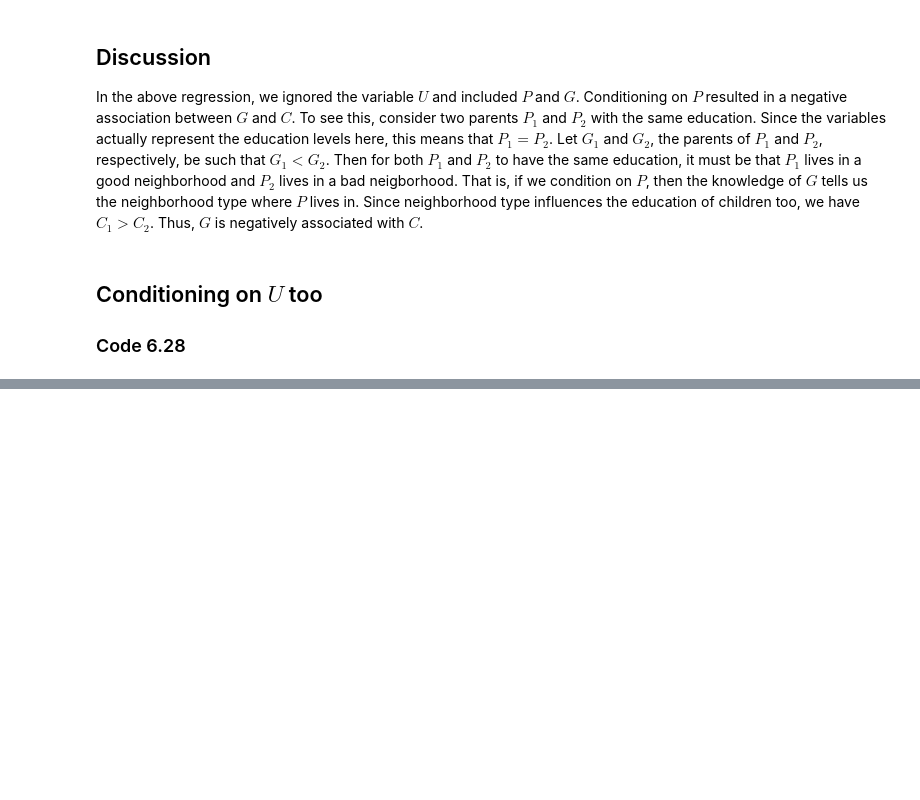
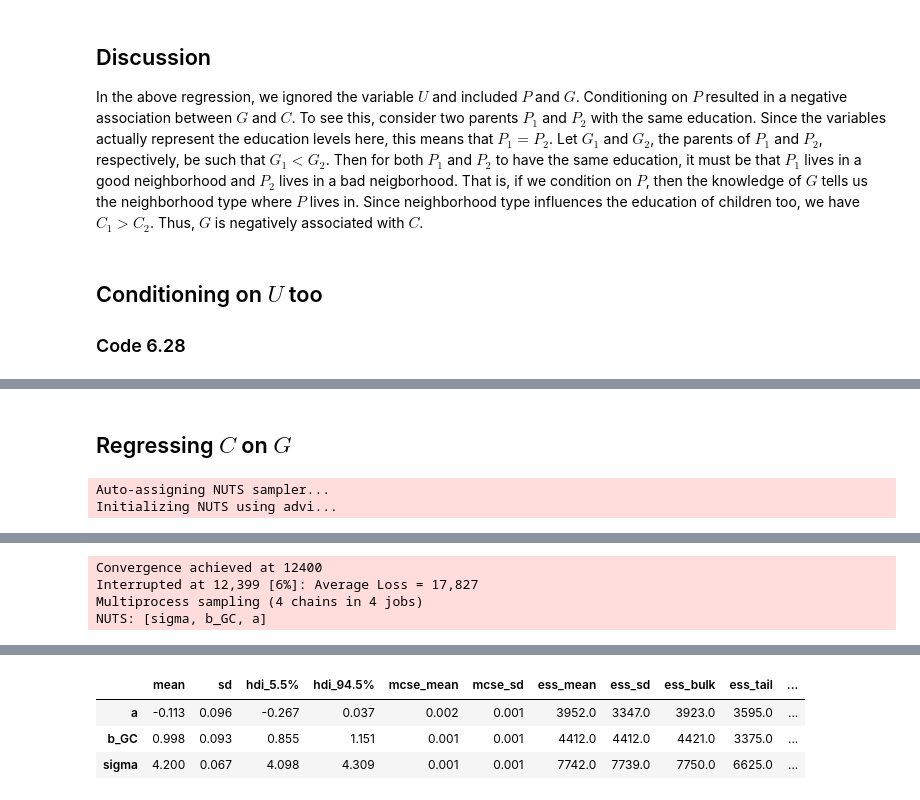
Before and after one commit to somnath1077/statistical_rethinking, a Jupyter notebook: code/ch06/nb03_collider_bias.ipynb, the cells around one changed output, grey strips where cells are left out. Cells and saved outputs as stored; diff of their text form; code cells hidden in the pictures; blank space fills up the shorter version.

```diff
--- a/code/ch06/nb03_collider_bias.ipynb
+++ b/code/ch06/nb03_collider_bias.ipynb
@@ -321,0 +322,17 @@ az.summary(trace_6_12, var_names=['a', 'b_GC', 'b_PC', 'b_U', 'sigma'], hdi_prob
+# %% [markdown]
+## Regressing $C$ on $G$
+# %%
+with pm.Model() as m_6_13:
+    a = pm.Normal('a', mu=0, sigma=1)
+    b_GC = pm.Normal('b_GC', mu=0, sigma=1)
+    sigma = pm.Exponential('sigma', lam=1)
+
+    mu = pm.Deterministic('mu', a + b_GC * df_gp['G'])
+    C = pm.Normal('C', mu=mu, sigma=sigma, observed=df_gp['C'])
+
+    trace_6_13 = pm.sample(2000, init='advi', tune=2000)
+
+az.summary(trace_6_13, var_names=['a', 'b_GC', 'sigma'], hdi_prob=0.89)
+# %% [output]
+Auto-assigning NUTS sampler...
+Initializing NUTS using advi...
@@ -321,0 +340,4 @@ az.summary(trace_6_12, var_names=['a', 'b_GC', 'b_PC', 'b_U', 'sigma'], hdi_prob
+Convergence achieved at 12400
+Interrupted at 12,399 [6%]: Average Loss = 17,827
+Multiprocess sampling (4 chains in 4 jobs)
+NUTS: [sigma, b_GC, a]
@@ -321,0 +346,4 @@ az.summary(trace_6_12, var_names=['a', 'b_GC', 'b_PC', 'b_U', 'sigma'], hdi_prob
+|  | mean | sd | hdi_5.5% | hdi_94.5% | mcse_mean | mcse_sd | ess_mean | ess_sd | ess_bulk | ess_tail | ... |
+| a | -0.113 | 0.096 | -0.267 | 0.037 | 0.002 | 0.001 | 3952.0 | 3347.0 | 3923.0 | 3595.0 | ... |
+| b_GC | 0.998 | 0.093 | 0.855 | 1.151 | 0.001 | 0.001 | 4412.0 | 4412.0 | 4421.0 | 3375.0 | ... |
+| sigma | 4.200 | 0.067 | 4.098 | 4.309 | 0.001 | 0.001 | 7742.0 | 7739.0 | 7750.0 | 6625.0 | ... |
```
Also changed, not shown: parts of 11 cells of this notebook, 1 other file.
